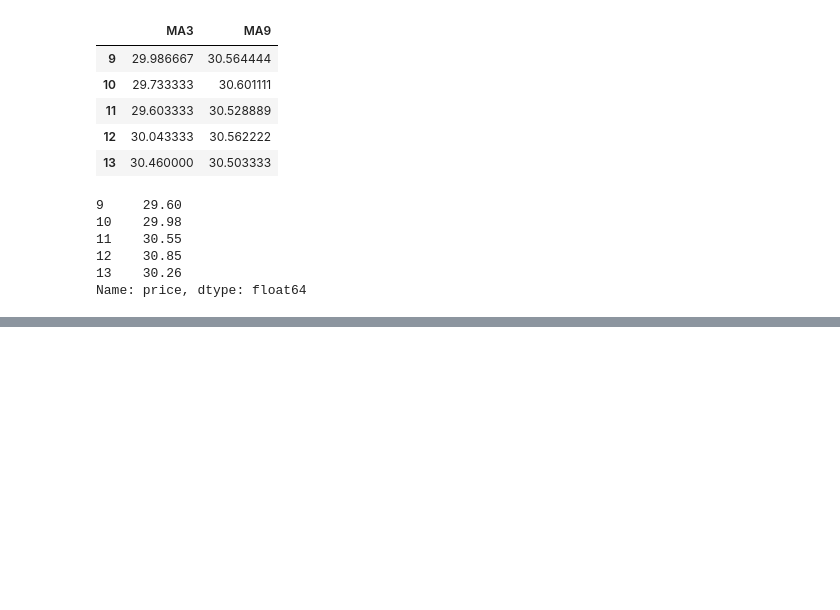
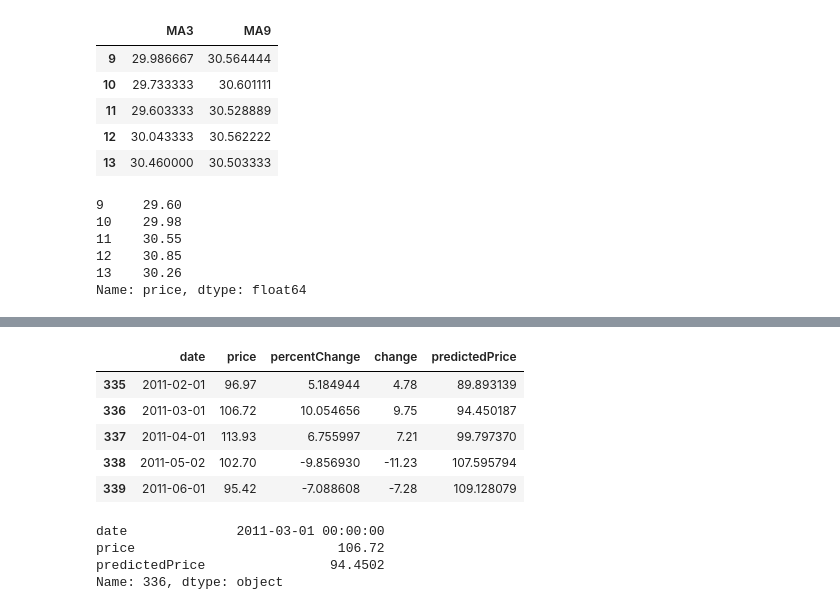
Before and after one commit to Bourbxn/petrol-prediction, a Jupyter notebook: main.ipynb, the cells around one changed output, grey strips where cells are left out. Cells and saved outputs as stored; diff of their text form; code cells hidden in the pictures; blank space fills up the shorter version.

```diff
--- a/main.ipynb
+++ b/main.ipynb
@@ -94,0 +95,24 @@ plt.show()
+# %%
+# Cleaning data
+df = df.drop(columns='MA3', axis=6).copy()
+df = df.drop(columns='MA9', axis=6).copy()
+df = df.dropna()
+df.head()
+# %% [output]
+|  | date | price | percentChange | change | predictedPrice |
+| 335 | 2011-02-01 | 96.97 | 5.184944 | 4.78 | 89.893139 |
+| 336 | 2011-03-01 | 106.72 | 10.054656 | 9.75 | 94.450187 |
+| 337 | 2011-04-01 | 113.93 | 6.755997 | 7.21 | 99.797370 |
+| 338 | 2011-05-02 | 102.70 | -9.856930 | -11.23 | 107.595794 |
+| 339 | 2011-06-01 | 95.42 | -7.088608 | -7.28 | 109.128079 |
+# %%
+df_index = df.index
+index = df['date'] == '2011-03-01'
+result = df_index[index]
+
+print(df.loc[result.tolist()[0], ['date', 'price', 'predictedPrice']])
+# %% [output]
+date              2011-03-01 00:00:00
+price                          106.72
+predictedPrice                94.4502
+Name: 336, dtype: object
```
Also changed, not shown: parts of 3 cells of this notebook, 1 other file.
